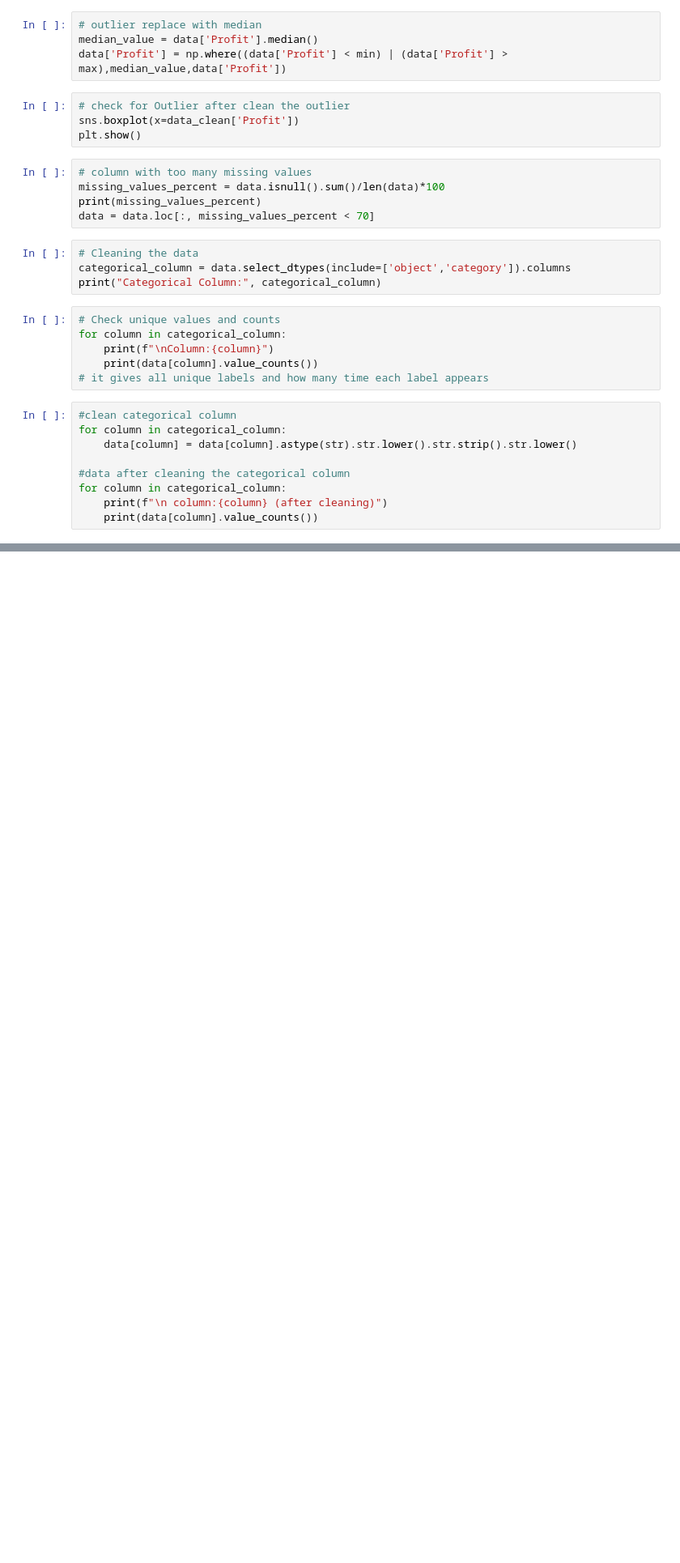
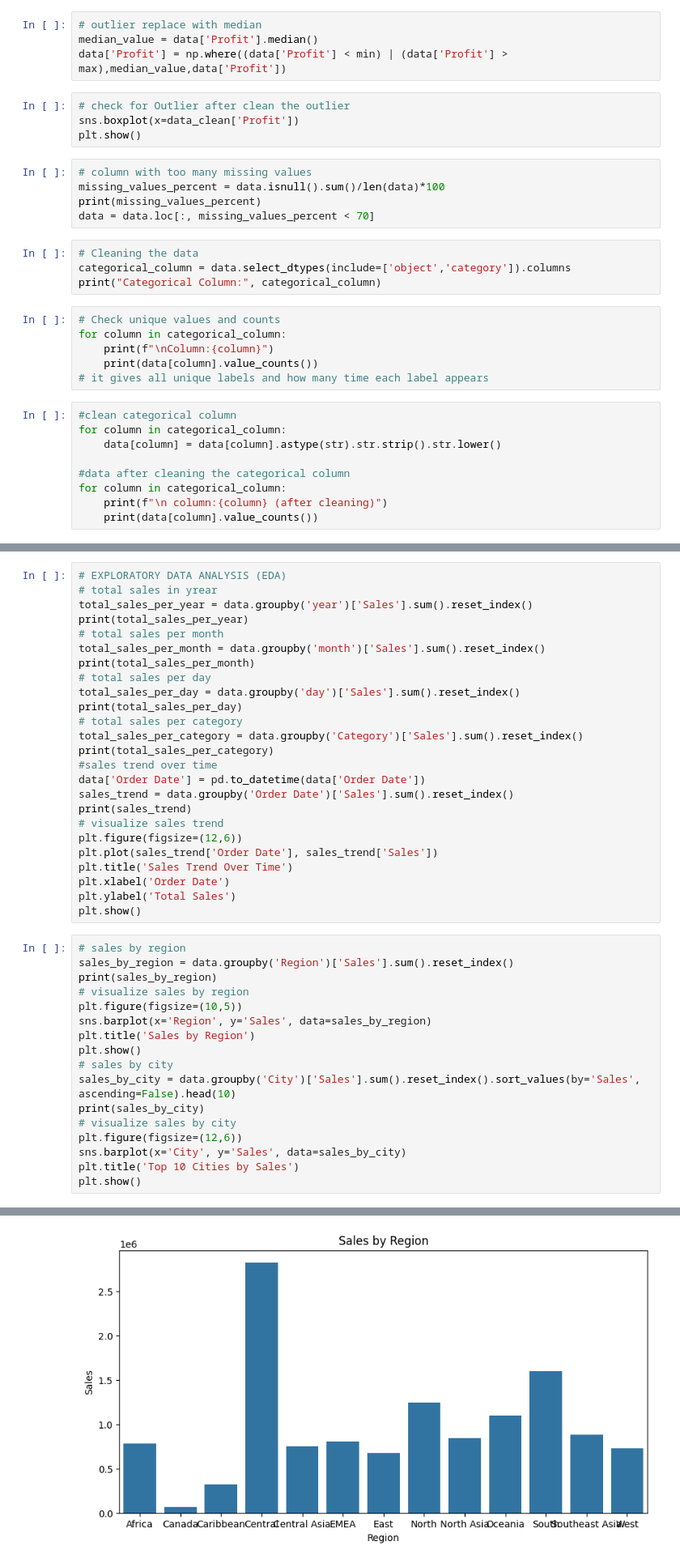
Before and after one commit to bhandari86/Global_retail_sales-_analysis, a Jupyter notebook: notebook/retailsales_analysis.ipynb, the cells around one changed output, grey strips where cells are left out. Shown: that part at 81% size. Drawn from its saved outputs; the diff is of its cells as text; blank space fills up the shorter version.

Commit message:
Add new analysis code and updated visualizations

```diff
--- a/notebook/retailsales_analysis.ipynb
+++ b/notebook/retailsales_analysis.ipynb
@@ -75,7 +76,7 @@ for column in categorical_column:
 # %%
 #clean categorical column
 for column in categorical_column:
-    data[column] = data[column].astype(str).str.lower().str.strip().str.lower()
+    data[column] = data[column].astype(str).str.strip().str.lower()
 
 #data after cleaning the categorical column
 for column in categorical_column:
@@ -83,0 +140,43 @@ for column in categorical_column:
+# %%
+# EXPLORATORY DATA ANALYSIS (EDA)
+# total sales in yrear
+total_sales_per_year = data.groupby('year')['Sales'].sum().reset_index()
+print(total_sales_per_year)
+# total sales per month
+total_sales_per_month = data.groupby('month')['Sales'].sum().reset_index()
+print(total_sales_per_month)
+# total sales per day
+total_sales_per_day = data.groupby('day')['Sales'].sum().reset_index()
+print(total_sales_per_day)
+# total sales per category
+total_sales_per_category = data.groupby('Category')['Sales'].sum().reset_index()
+print(total_sales_per_category)
+#sales trend over time
+data['Order Date'] = pd.to_datetime(data['Order Date'])
+sales_trend = data.groupby('Order Date')['Sales'].sum().reset_index()
+print(sales_trend)
+# visualize sales trend
+plt.figure(figsize=(12,6))
+plt.plot(sales_trend['Order Date'], sales_trend['Sales'])
+plt.title('Sales Trend Over Time')
+plt.xlabel('Order Date')
+plt.ylabel('Total Sales')
+plt.show()
+# %%
+# sales by region
+sales_by_region = data.groupby('Region')['Sales'].sum().reset_index()
+print(sales_by_region)
+# visualize sales by region
+plt.figure(figsize=(10,5))
+sns.barplot(x='Region', y='Sales', data=sales_by_region)
+plt.title('Sales by Region')
+plt.show()
+# sales by city
+sales_by_city = data.groupby('City')['Sales'].sum().reset_index().sort_values(by='Sales', ascending=False).head(10)
+print(sales_by_city)
+# visualize sales by city
+plt.figure(figsize=(12,6))
+sns.barplot(x='City', y='Sales', data=sales_by_city)
+plt.title('Top 10 Cities by Sales')
+plt.show()
+# %% [output]
@@ -83,0 +197 @@ for column in categorical_column:
+[figure, added]
```
Also changed, not shown: parts of 17 cells of this notebook.
